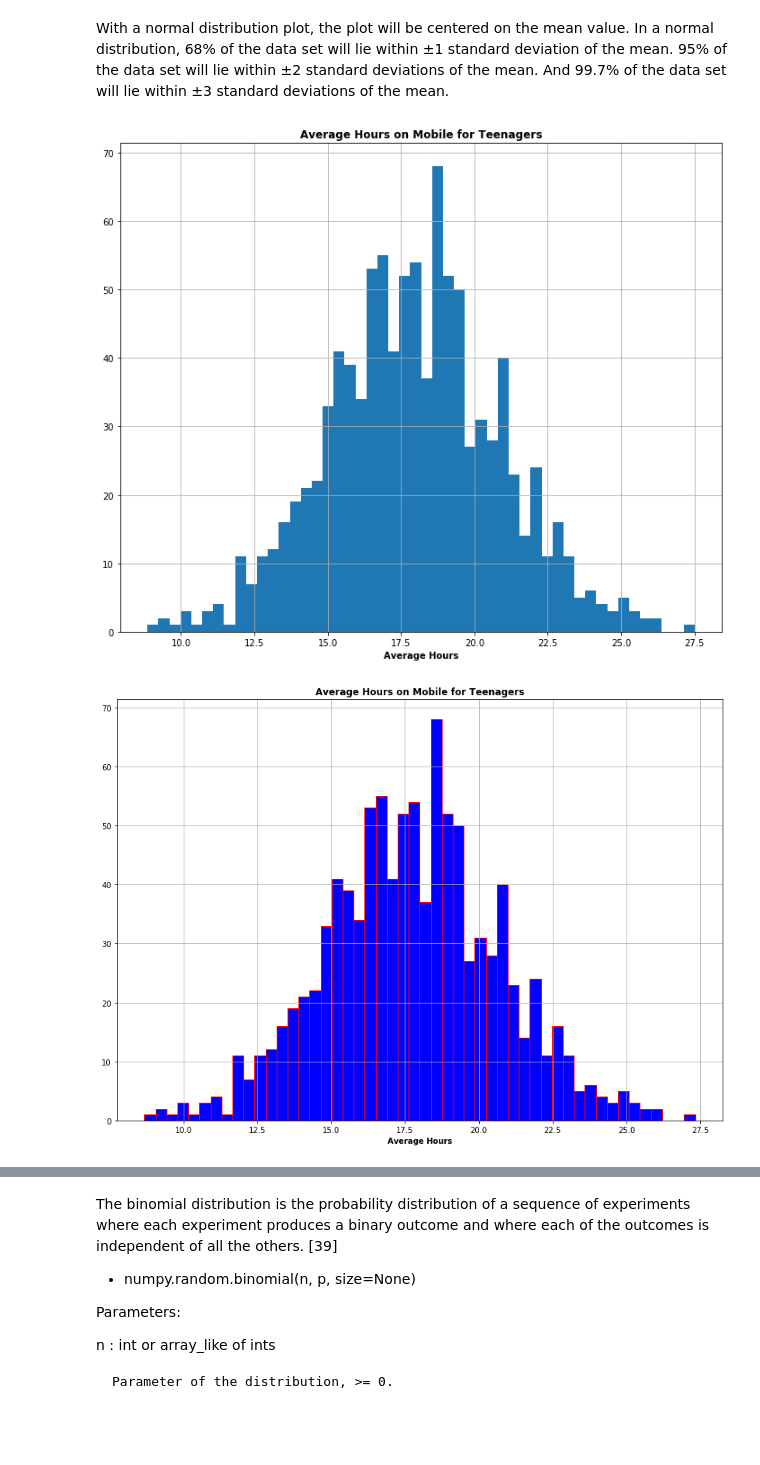
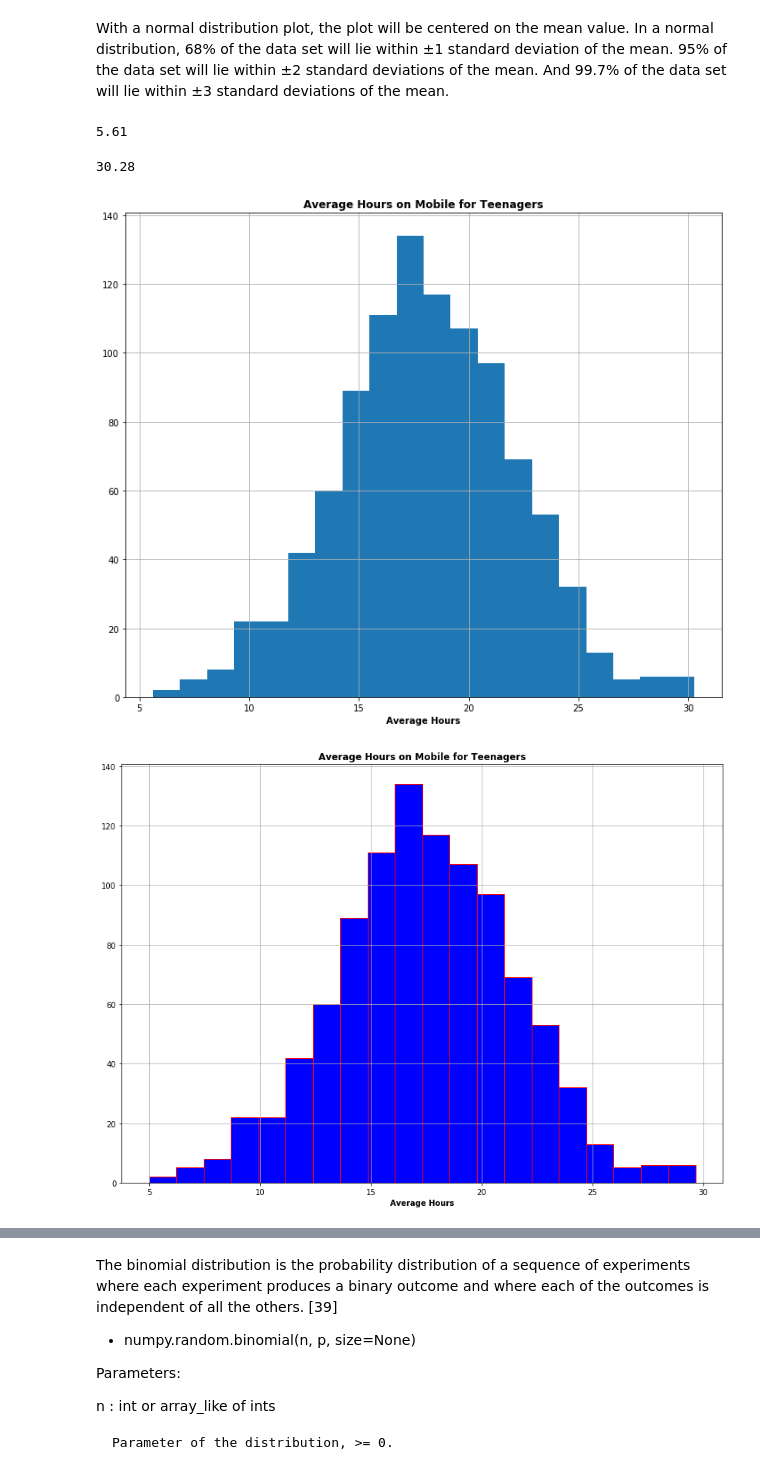
Before and after one commit to HenkT28/Programming_For_Data_Analysis_Project, a Jupyter notebook: Programming_For_Data_Analysis_Project.ipynb, the cells around one changed output, grey strips where cells are left out. Cells and saved outputs as stored; diff of their text form; code cells hidden in the pictures; blank space fills up the shorter version.

```diff
--- a/Programming_For_Data_Analysis_Project.ipynb
+++ b/Programming_For_Data_Analysis_Project.ipynb
@@ -310,6 +332,6 @@ plt.show()
 # %%
 # Generating numbers of hours per week on the mobile with mean of 18 using the normal distribution
 # Standard deviation of 3 hours
-hours_mobile = np.random.normal(18, 3, 1000).round(2)
+hours_mobile = np.random.normal(18, 4, 1000).round(2)
 hours_mobile
 # %% [output]
@@ -338,29 +360,39 @@ Mean of hours per week on the mobile :  17.94011
 # %% [markdown]
 With a normal distribution plot, the plot will be centered on the mean value. In a normal distribution, 68% of the data set will lie within ±1 standard deviation of the mean. 95% of the data set will lie within ±2 standard deviations of the mean. And 99.7% of the data set will lie within ±3 standard deviations of the mean.
+# %%
+# Minimum amount of phone hours per week
+min(hours_mobile)
+# %% [output]
+5.61
+# %%
+# Maximum amount of phone hours per week
+max(hours_mobile)
+# %% [output]
+30.28
 # %%
 # Histogram - average hours on mobile phone for teenagers
 plt.figure(figsize=(12,10), edgecolor='black', facecolor='white', clear='True')
-plt.hist(hours_mobile, bins=50)
+plt.hist(hours_mobile, bins=20)
 plt.xlabel('Average Hours', fontweight = 'bold')
 plt.title('Average Hours on Mobile for Teenagers', fontweight = 'bold')
 plt.grid(True)
 plt.show()
 # %% [output]
-[figure, old version]
+[figure, new version]
 # %%
 # Plot the distribution of numpy data - hours_mobile
 plt.figure(figsize=(14,10))
-plt.hist(hours_mobile, bins=50, align='left', color='b', edgecolor='red', linewidth=1)
+plt.hist(hours_mobile, bins=20, align='left', color='b', edgecolor='red', linewidth=1)
 
 # Add axis labels
 plt.xlabel('Average Hours', fontweight = 'bold')
 plt.title("Average Hours on Mobile for Teenagers", fontweight = 'bold')
 
 plt.grid(True)
 
 plt.show()
 # %% [output]
-[figure, old version]
+[figure, new version]
 # %%
 # Generate an array of the sex of the teenager using the Binomial distribution
 # Boys = 0
```
Also changed, not shown: parts of 17 cells of this notebook.
